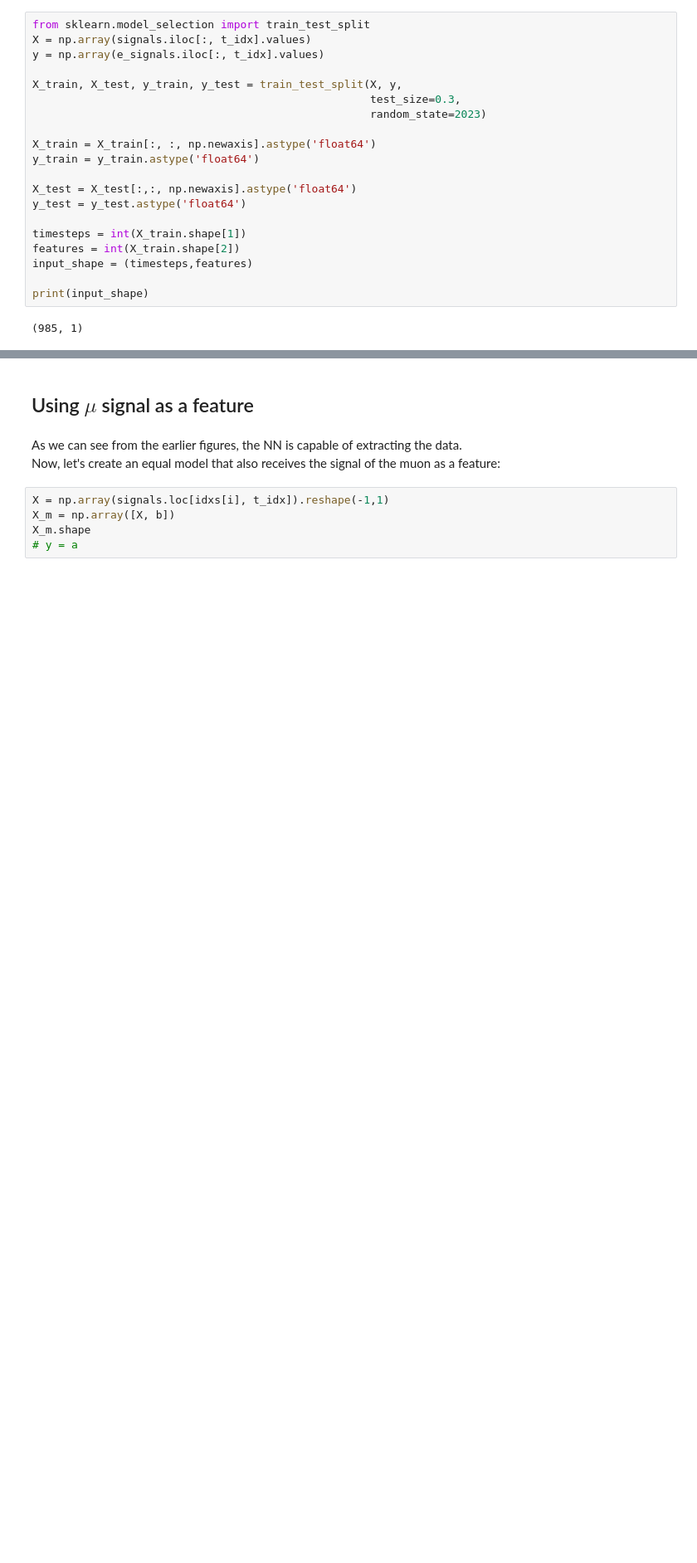
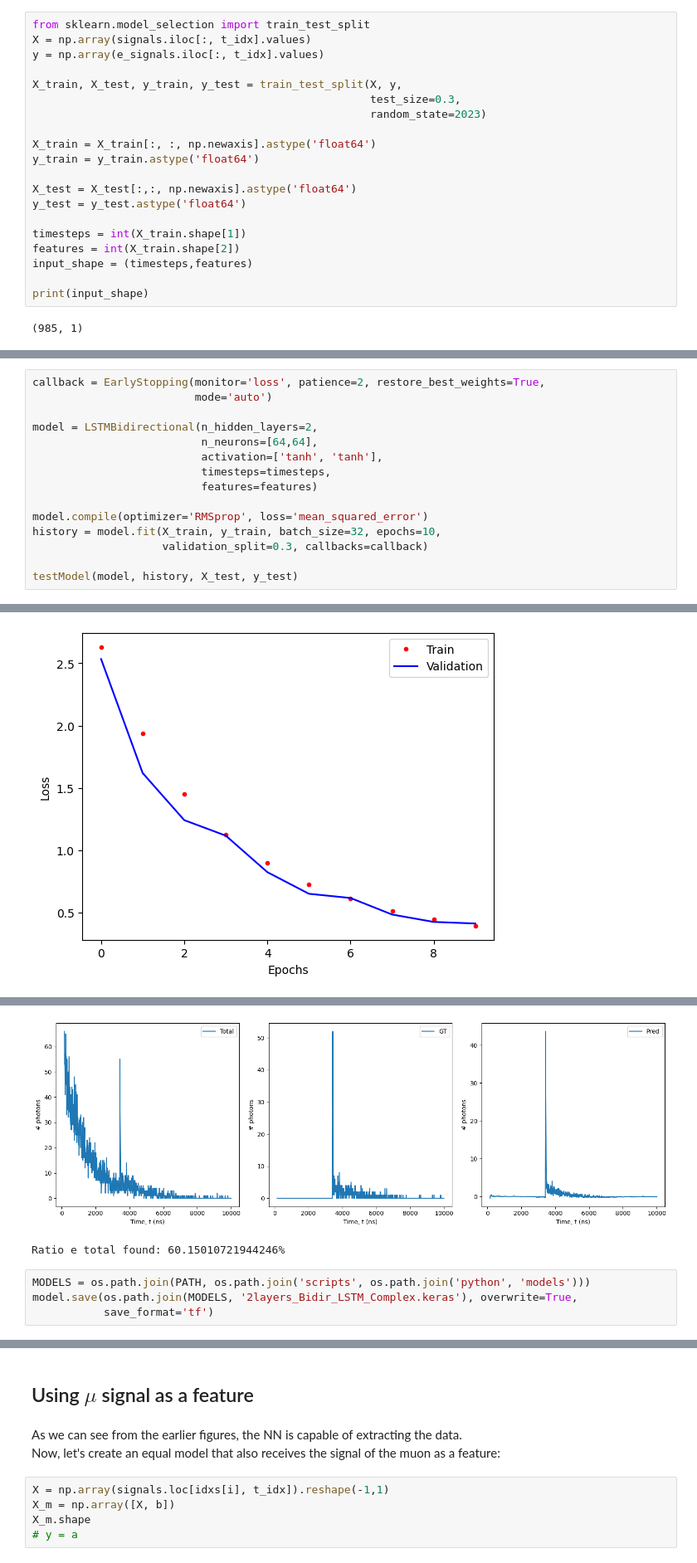
Before and after one commit to JaviGamero/LArTPC_Calibration, a Jupyter notebook: scripts/python/signalDecompose/DL_Algorithms.ipynb, the cells around one changed output, grey strips where cells are left out. Shown at 83% size. Drawn from its saved outputs; the diff is of its cells as text; blank space fills up the shorter version.

Commit message:
Started Complex NeuralNetworks

```diff
--- a/scripts/python/signalDecompose/DL_Algorithms.ipynb
+++ b/scripts/python/signalDecompose/DL_Algorithms.ipynb
@@ -754,0 +831,16 @@ print(input_shape)
+# %%
+callback = EarlyStopping(monitor='loss', patience=2, restore_best_weights=True,
+                         mode='auto')
+
+model = LSTMBidirectional(n_hidden_layers=2,
+                          n_neurons=[64,64],
+                          activation=['tanh', 'tanh'],
+                          timesteps=timesteps,
+                          features=features)
+
+model.compile(optimizer='RMSprop', loss='mean_squared_error')
+history = model.fit(X_train, y_train, batch_size=32, epochs=10,
+                    validation_split=0.3, callbacks=callback)
+
+testModel(model, history, X_test, y_test)
+# %% [output]
@@ -754,0 +867 @@ print(input_shape)
+[figure, added]
@@ -754,0 +869,6 @@ print(input_shape)
+[figure, added]
+Ratio e total found: 60.15010721944246%
+# %%
+MODELS = os.path.join(PATH, os.path.join('scripts', os.path.join('python', 'models')))
+model.save(os.path.join(MODELS, '2layers_Bidir_LSTM_Complex.keras'), overwrite=True,
+           save_format='tf')
```
Also changed, not shown: parts of 10 cells of this notebook, 2 other files.
